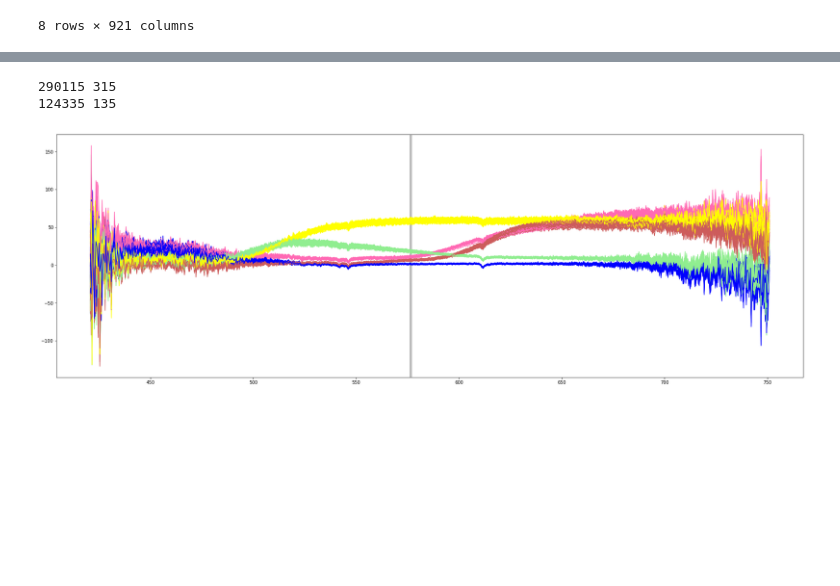
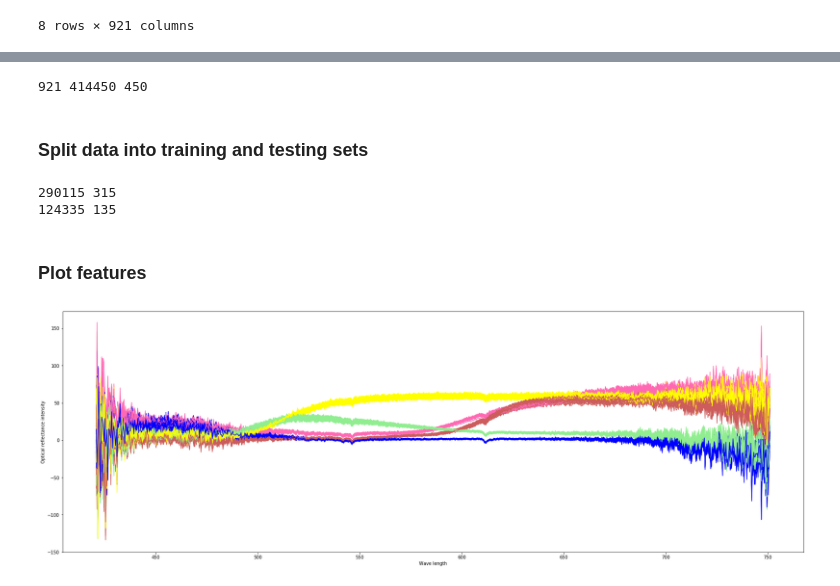
Before and after one commit to vikneke/cs5014_p2, a Jupyter notebook: multiclassML/multiclass.ipynb, the cells around one changed output, grey strips where cells are left out. Drawn from its saved outputs; the diff is of its cells as text; code cells hidden in the pictures; blank space fills up the shorter version.

```diff
--- a/multiclassML/multiclass.ipynb
+++ b/multiclassML/multiclass.ipynb
@@ -52,5 +43,11 @@ waves.head()
+# %%
+print(waves.size, x.size, y.size)
+# %% [output]
+921 414450 450
+# %% [markdown]
+### Split data into training and testing sets
 # %%
-b = waves.T.as_matrix(columns=None).flatten()
+flat_waves = waves.T.as_matrix(columns=None).flatten()
 x_train, x_test, y_train, y_test  = train_test_split(x, y, test_size=0.3, random_state=42)
 
 print(x_train.size, y_train.size)
@@ -63,22 +58,34 @@ y_train = y_train.as_matrix(columns=None)
+# %% [markdown]
+### Plot features
 # %%
-index = 0
-for ind, row in x_train.iterrows():
-    if y_train[index] == 0:
-        plt.plot(b, row, color="blue")
-    elif y_train[index] == 1:
-        plt.plot(b, row, color="lightgreen")
-    elif y_train[index] == 2:
-        plt.plot(b, row, color="hotpink")
-    elif y_train[index] == 3:
-        plt.plot(b, row, color="indianred")
-    elif y_train[index] == 4:
-        plt.plot(b, row, color="yellow")
-    index += 1
+def plot_training_data(x_train, y_train, waves):
+    index = 0
+    y_train = y_train.as_matrix(columns=None)
 
-plt.axvspan(576, 577, color='grey', alpha=0.5)
+    for ind, row in x_train.iterrows():
+        if y_train[index] == 0:
+            plt.plot(b, row, color="blue")
+        elif y_train[index] == 1:
+            plt.plot(b, row, color="lightgreen")
+        elif y_train[index] == 2:
+            plt.plot(b, row, color="hotpink")
+        elif y_train[index] == 3:
+            plt.plot(b, row, color="indianred")
+        elif y_train[index] == 4:
+            plt.plot(b, row, color="yellow")
+        index += 1
 
-plt.show()
+    plt.xlabel("Wave length")
+    plt.ylabel("Optical reflectance intensity")
+    plt.yticks([-150, -100, -50, 0, 50, 100, 150])
+
+    # plt.axvspan(576, 577, color='grey', alpha=0.5)
+    # plt.axvspan(513, 514, color='grey', alpha=0.5)
+
+    plt.show()
+
+plot_training_data(x_train, y_train, flat_waves)
 # %% [output]
-[figure, old version]
+[figure, new version]
 # %%
 # http://scikit-learn.org/0.16/auto_examples/model_selection/plot_confusion_matrix.html
```
Also changed, not shown: parts of 23 cells of this notebook, 7 other files.
